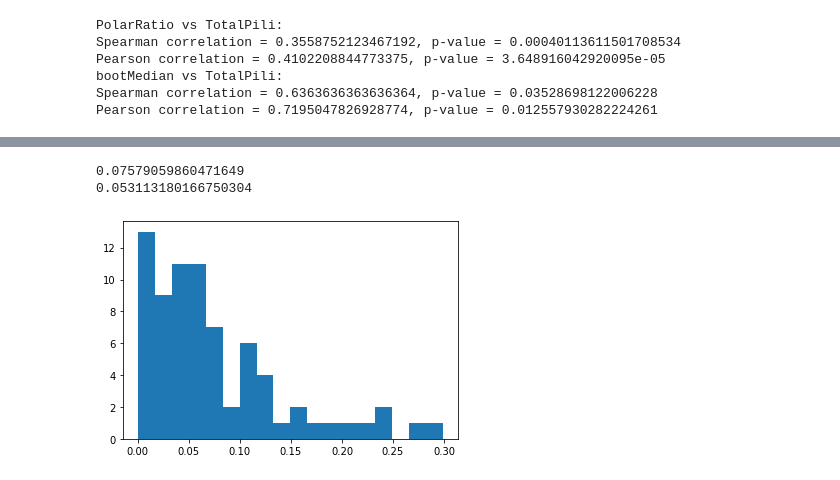
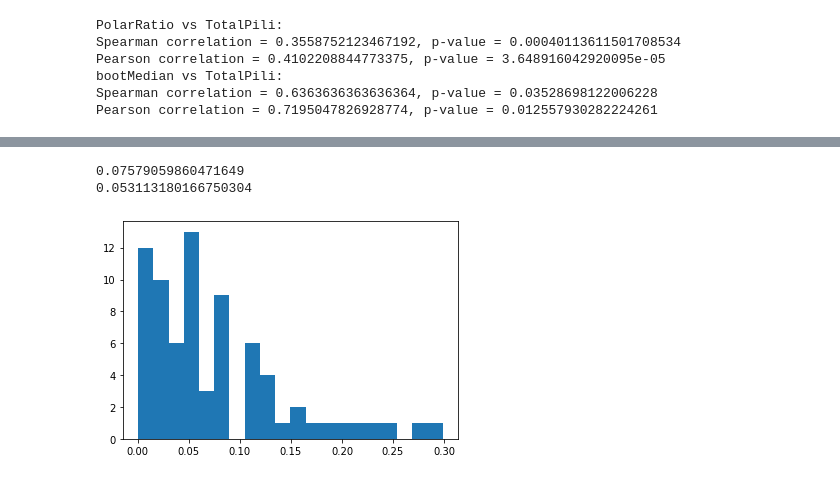
Before and after one commit to lorenzotala/PhD_codes, a Jupyter notebook: Mechanosensation/Python_code/Pole_analysis/Combined_Data/Generate_figures.ipynb, the cells around one changed output, grey strips where cells are left out. Saved outputs shown, nothing was run; the diff lists cells and outputs as text; code cells hidden in the pictures.

```diff
--- a/Mechanosensation/Python_code/Pole_analysis/Combined_Data/Generate_figures.ipynb
+++ b/Mechanosensation/Python_code/Pole_analysis/Combined_Data/Generate_figures.ipynb
@@ -567,13 +567,13 @@ plt.show()
 # %%
-y_fluo = df_pilH.loc[df_pilH['TotalPili']>0,'fluoB_fluoD_over_totFluoPole'].values
+y_fluo = np.abs(df_pilH.loc[df_pilH['TotalPili']>0,'fluoB_fluoD_over_totFluoPole'].values)
 print(np.mean(y_fluo))
 print(np.median(y_fluo))
-plt.hist(y_fluo, bins = 18)
+plt.hist(y_fluo, bins = 20)
 plt.show()
 # %% [output]
 0.07579059860471649
 0.053113180166750304
-[figure, old version]
+[figure, new version]
 # %%
 p3 = bokeh.plotting.figure(
         width=600,
```
Also changed, not shown: parts of 4 cells of this notebook, 5 other files.
